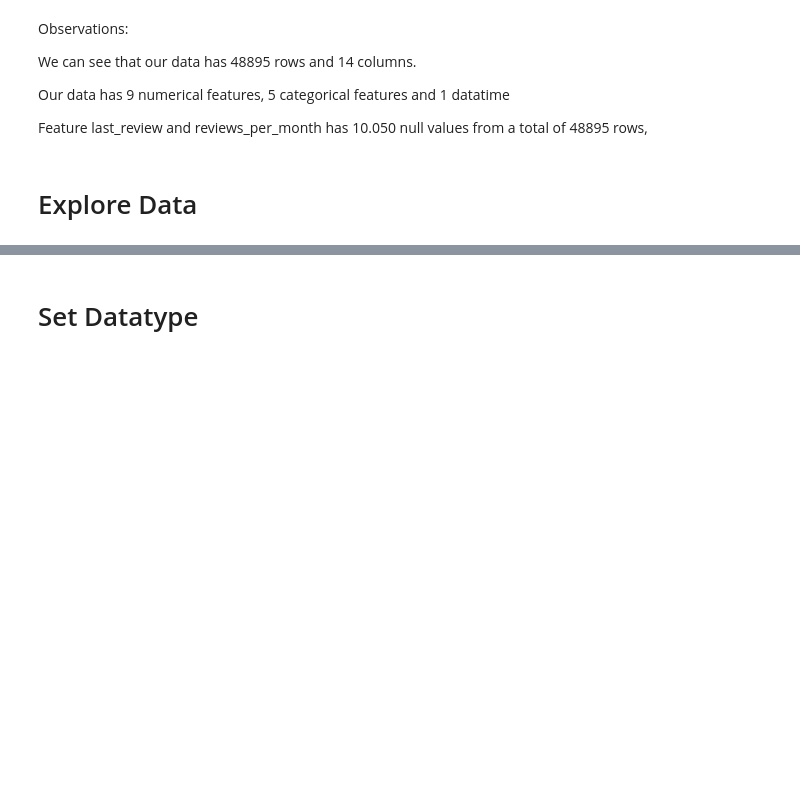
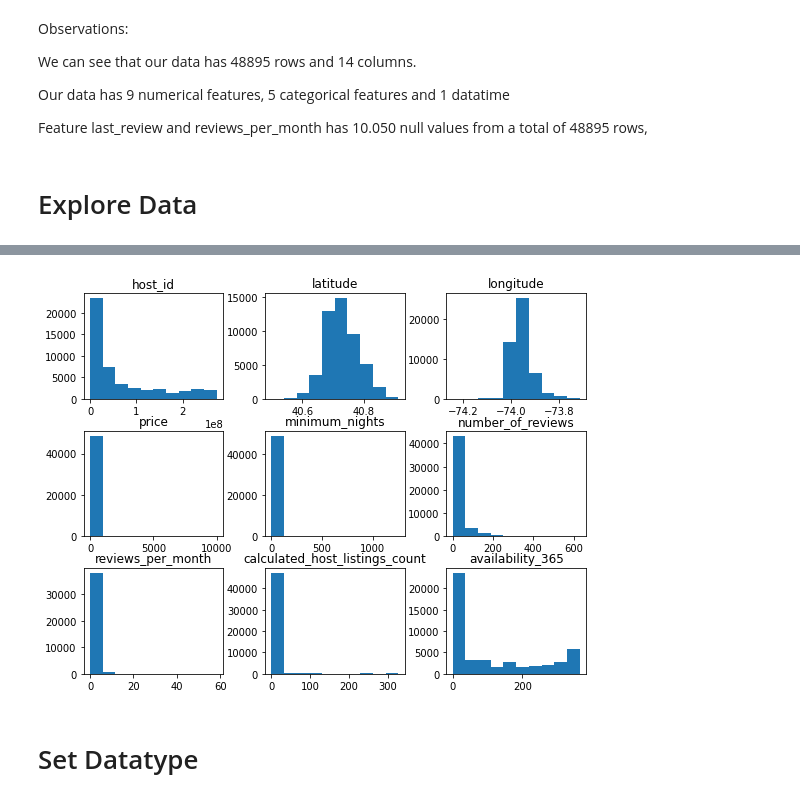
Before and after one commit to sgso-free/airbnb-project, a Jupyter notebook: src/explore.ipynb, the cells around one changed output, grey strips where cells are left out. Drawn from its saved outputs; the diff is of its cells as text; code cells hidden in the pictures; blank space fills up the shorter version.

```diff
--- a/src/explore.ipynb
+++ b/src/explore.ipynb
@@ -60,3 +60,8 @@ df.sample(10)
+# %%
+df.hist(bins=10,figsize=(9,7),grid=False);
+plt.show()
+# %% [output]
+[figure, added]
 # %% [markdown]
 # Set Datatype
 # %%
```
Also changed, not shown: parts of 12 cells of this notebook.
